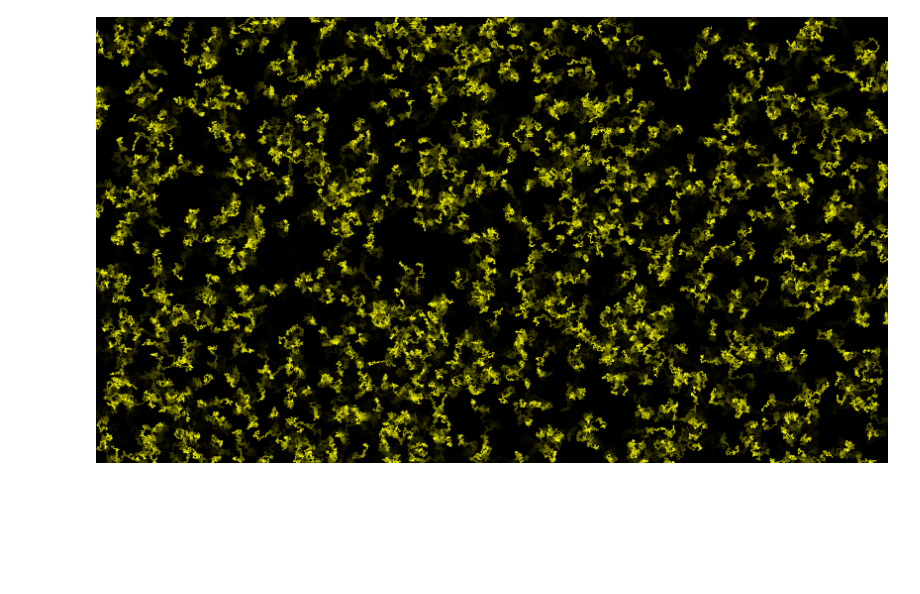
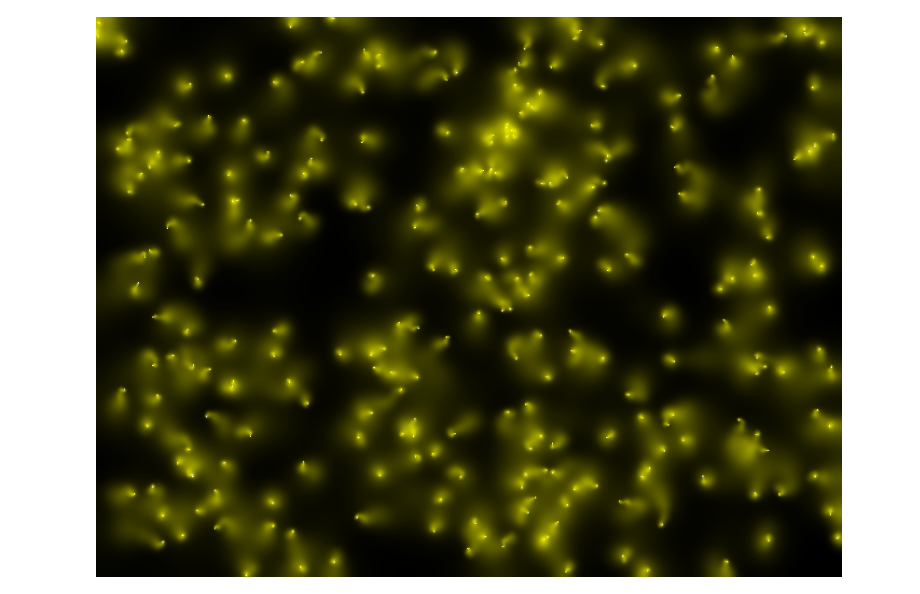
Before and after one commit to agerasev/cellai, a Jupyter notebook: chaotic.ipynb, the cells around one changed output. Cells and saved outputs as stored; diff of their text form; code cells hidden in the pictures; blank space fills up the shorter version.

```diff
--- a/chaotic.ipynb
+++ b/chaotic.ipynb
@@ -88,0 +23,22 @@ program = cl.Program(ctx, """
+# %%
+class Buffer:
+    def __init__(self, nparray, ro=False, dual=False):
+        self.ro = ro
+        self.dual = dual
+        self.host = nparray
+        flags = 0
+        if ro:
+            flags |= mf.READ_ONLY
+        else:
+            flags |= mf.READ_WRITE
+        mkbuf = lambda buf: cl.Buffer(ctx, flags | mf.COPY_HOST_PTR, hostbuf=buf)
+        self.buf = mkbuf(self.host)
+        if dual:
+            self.dbuf = mkbuf(self.host)
+
+    def swap(self):
+        if self.dual:
+            self.buf, self.dbuf = self.dbuf, self.buf
+
+    def load(self):
+        cl.enqueue_copy(queue, self.host, self.buf)
@@ -127,15 +235,17 @@ world = World((1920, 1080), 1024)
+# %%
+world = World((800, 600), 256)
 # %%
 stop_on_signal()
 last = time.time()
 n_steps = 0
 while not signal_done:
     world.step()
     n_steps += 1
     now = time.time()
-    if now - last >= 5.0:
+    if now - last >= 2.0:
         clear_output(wait=True)
-        display(world.draw())
+        display(Image.fromarray(world.draw()))
         print("steps elapsed: %s" % n_steps)
         last = now
 # %% [output]
-[figure, old version]
+[figure, new version]
```
Also changed, not shown: parts of 9 cells of this notebook, 1 other file.
